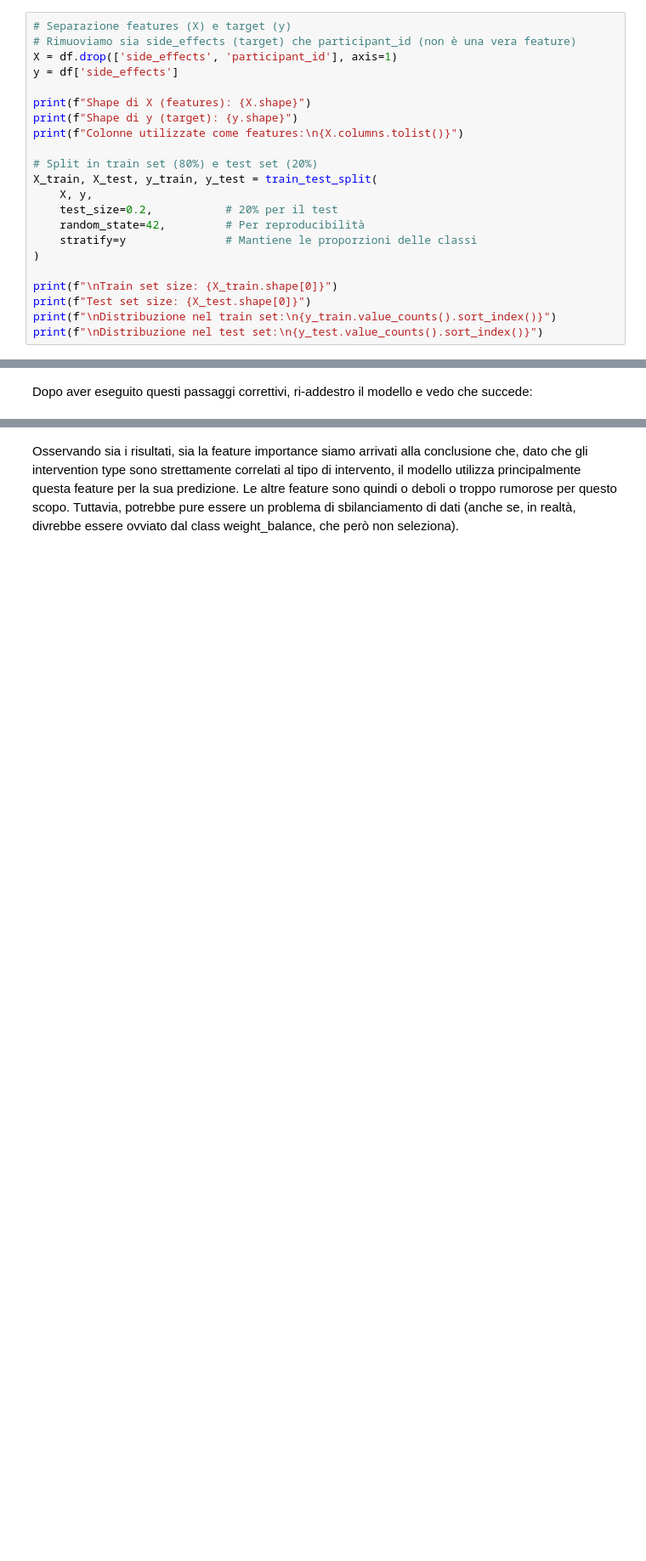
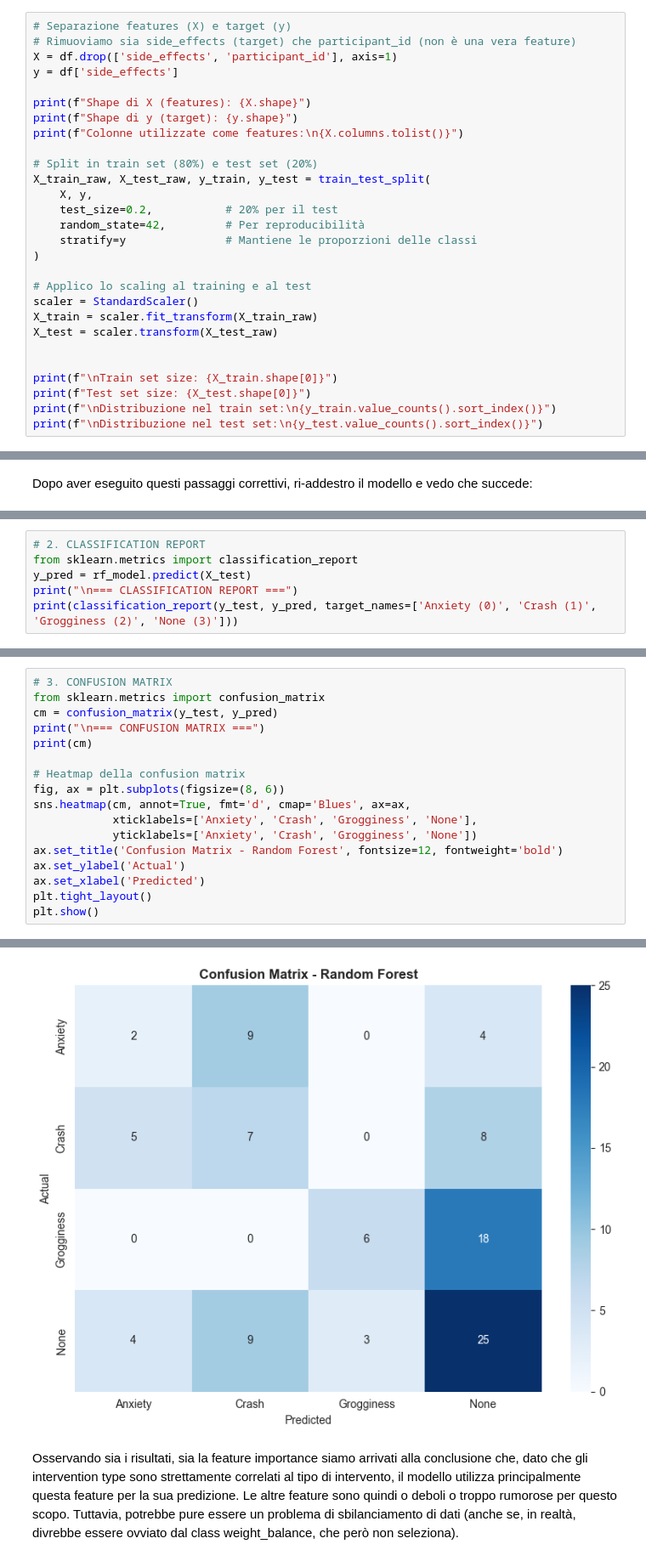
Before and after one commit to Grimino27/PDAI_Project, a Jupyter notebook: scripts/RandomForestModel.ipynb, the cells around one changed output, grey strips where cells are left out. Shown at 85% size. Cells and saved outputs as stored; diff of their text form; blank space fills up the shorter version.

```diff
--- a/scripts/RandomForestModel.ipynb
+++ b/scripts/RandomForestModel.ipynb
@@ -353,13 +332,19 @@ print(f"Shape di y (target): {y.shape}")
 print(f"Colonne utilizzate come features:\n{X.columns.tolist()}")
 
 # Split in train set (80%) e test set (20%)
-X_train, X_test, y_train, y_test = train_test_split(
+X_train_raw, X_test_raw, y_train, y_test = train_test_split(
     X, y,
     test_size=0.2,           # 20% per il test
     random_state=42,         # Per reproducibilità
     stratify=y               # Mantiene le proporzioni delle classi
 )
 
+# Applico lo scaling al training e al test
+scaler = StandardScaler()
+X_train = scaler.fit_transform(X_train_raw)
+X_test = scaler.transform(X_test_raw)
+
+
 print(f"\nTrain set size: {X_train.shape[0]}")
 print(f"Test set size: {X_test.shape[0]}")
 print(f"\nDistribuzione nel train set:\n{y_train.value_counts().sort_index()}")
@@ -468,3 +453,9 @@ Feature Importance:
 7            occupation_Freelancer    0.022286
 9  occupation_Working Professional    0.016784
 [figure]
+# %%
+# 2. CLASSIFICATION REPORT
+from sklearn.metrics import classification_report
+y_pred = rf_model.predict(X_test)
+print("\n=== CLASSIFICATION REPORT ===")
+print(classification_report(y_test, y_pred, target_names=['Anxiety (0)', 'Crash (1)', 'Grogginess (2)', 'None (3)']))
@@ -470,0 +474,18 @@ Feature Importance:
+# %%
+# 3. CONFUSION MATRIX
+from sklearn.metrics import confusion_matrix
+cm = confusion_matrix(y_test, y_pred)
+print("\n=== CONFUSION MATRIX ===")
+print(cm)
+
+# Heatmap della confusion matrix
+fig, ax = plt.subplots(figsize=(8, 6))
+sns.heatmap(cm, annot=True, fmt='d', cmap='Blues', ax=ax,
+            xticklabels=['Anxiety', 'Crash', 'Grogginess', 'None'],
+            yticklabels=['Anxiety', 'Crash', 'Grogginess', 'None'])
+ax.set_title('Confusion Matrix - Random Forest', fontsize=12, fontweight='bold')
+ax.set_ylabel('Actual')
+ax.set_xlabel('Predicted')
+plt.tight_layout()
+plt.show()
+# %% [output]
@@ -471,2 +497,3 @@ Feature Importance:
+[figure, added]
 # %% [markdown]
 Osservando sia i risultati, sia la feature importance siamo arrivati alla conclusione che, dato che gli intervention type sono strettamente correlati al tipo di intervento, il modello utilizza principalmente questa feature per la sua predizione. Le altre feature sono quindi o deboli o troppo rumorose per questo scopo. Tuttavia, potrebbe pure essere un problema di sbilanciamento di dati (anche se, in realtà, divrebbe essere ovviato dal class weight_balance, che però non seleziona).
```
Also changed, not shown: parts of 20 cells of this notebook, 1 other file.
